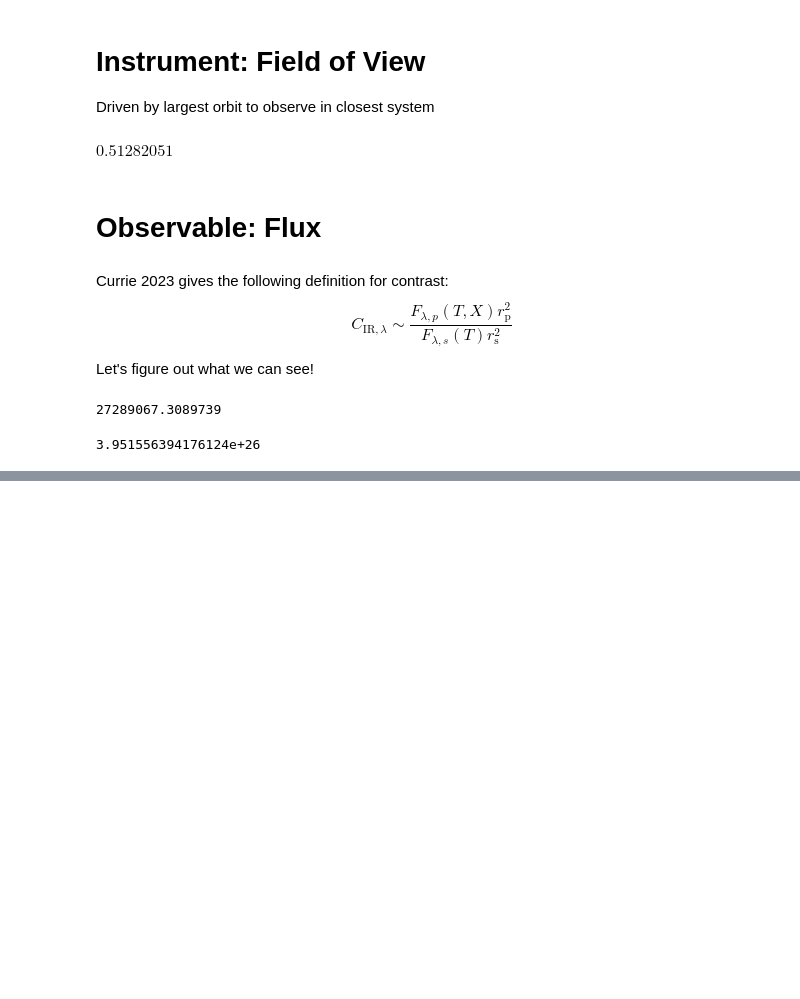
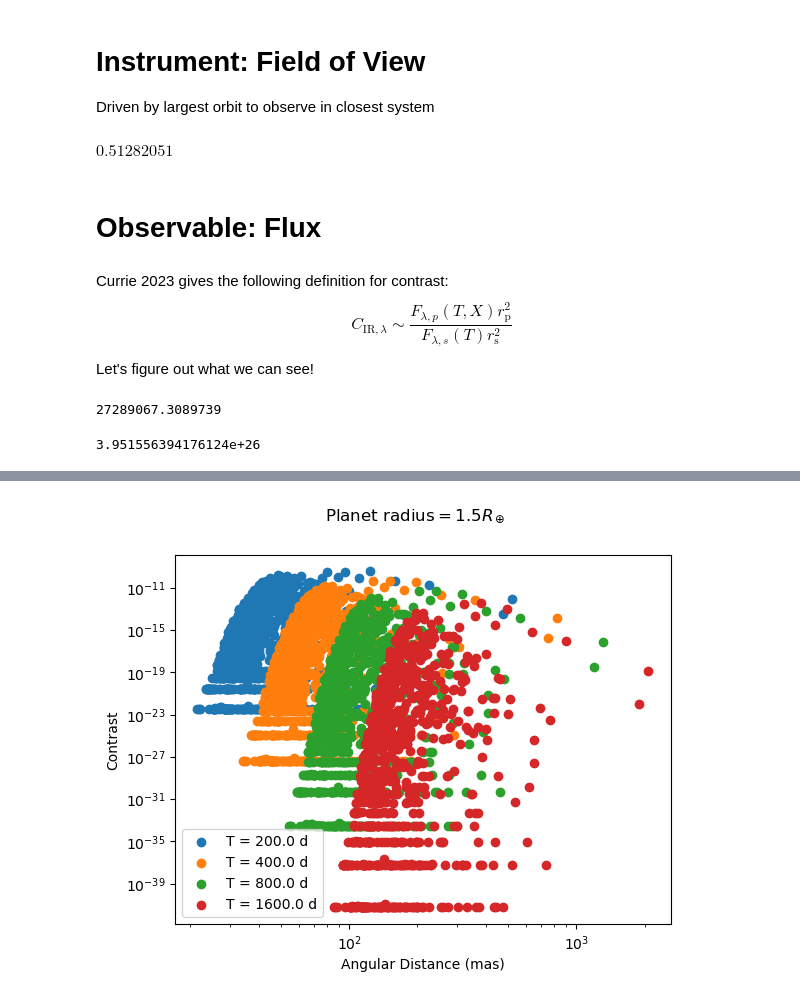
Before and after one commit to greenspaceexplorer/AMDS2025-Planet-Formation-Accretion, a Jupyter notebook: calculations.ipynb, the cells around one changed output, grey strips where cells are left out. Saved outputs shown, nothing was run; the diff lists cells and outputs as text; code cells hidden in the pictures; blank space fills up the shorter version.

```diff
--- a/calculations.ipynb
+++ b/calculations.ipynb
@@ -221,0 +287,22 @@ plt.show()
+# %%
+def planetBBtemp(lstar, rorbit, emissivity = 1):
+    """
+    Calculate the black body temperature of a planet.
+
+    Args:
+        lstar (Quantity): luminosity of the host star
+        rorbit (Quantity): orbital radius
+        emissivity (number): emissivity of the planet (default = 1)
+
+    Returns:
+        Black body temperature (K)
+    """
+    try:
+        out = lstar/(emissivity * const.sigma_sb * 16 * np.pi * rorbit**2)
+        out = out**(1/4)
+        return out.to(u.K)
+    except:
+        return 0.0*u.K
+# %%
+targetsDF = pd.read_csv('planet_architecture_targets.csv')
+targetsDF
@@ -221,0 +323,4 @@ plt.show()
+# %%
+targetsDF = targetsDF.dropna(subset = ['Lum (Lsun)'])
+# %%
+targetsDF = targetsDF.iloc[2:]
@@ -221,0 +369,19 @@ plt.show()
+# %%
+fig, ax = plt.subplots()
+ax.set_xscale("log")
+ax.set_yscale("log")
+ax.set_xlabel("Angular Distance (mas)")
+ax.set_ylabel("Contrast")
+
+starDistance = np.array(targetsDF["Dist (pc)"])*u.pc
+for i in range(len(orbitalPeriods)):
+    angularDist = orbitalDistance[i]/starDistance
+    angularDist = angularDist.si.value # radians
+    angularDist = angularDist * (180/np.pi)*3600*1000
+    ax.scatter(angularDist, superEarthContrast[i], label = "T = {}".format(orbitalPeriods[i]))
+
+ax.legend()
+fig.suptitle("Planet radius$= 1.5R_\\oplus$")
+plt.show()
+# %% [output]
+[figure, added]
```
Also changed, not shown: parts of 14 cells of this notebook, 2 other files.
